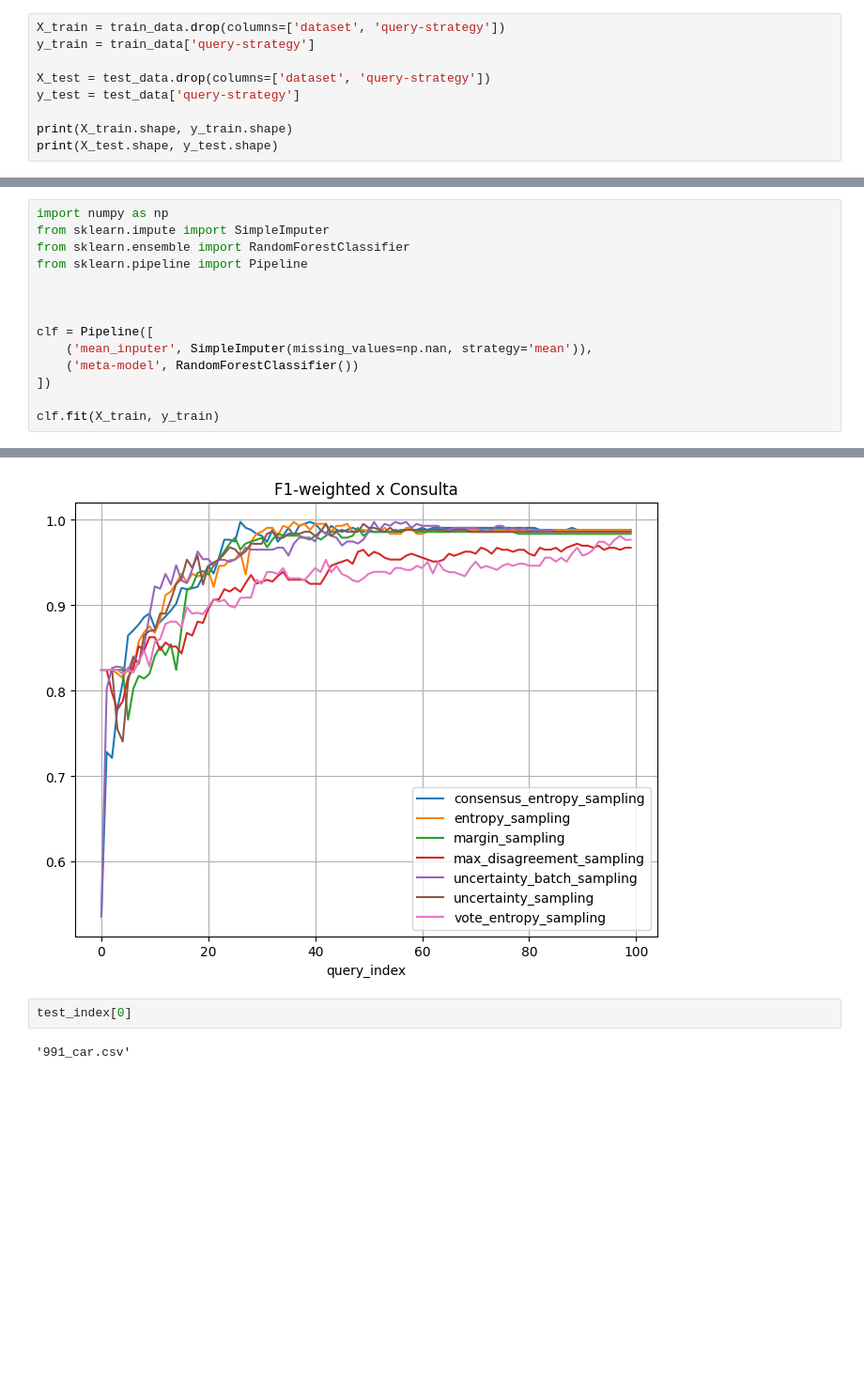
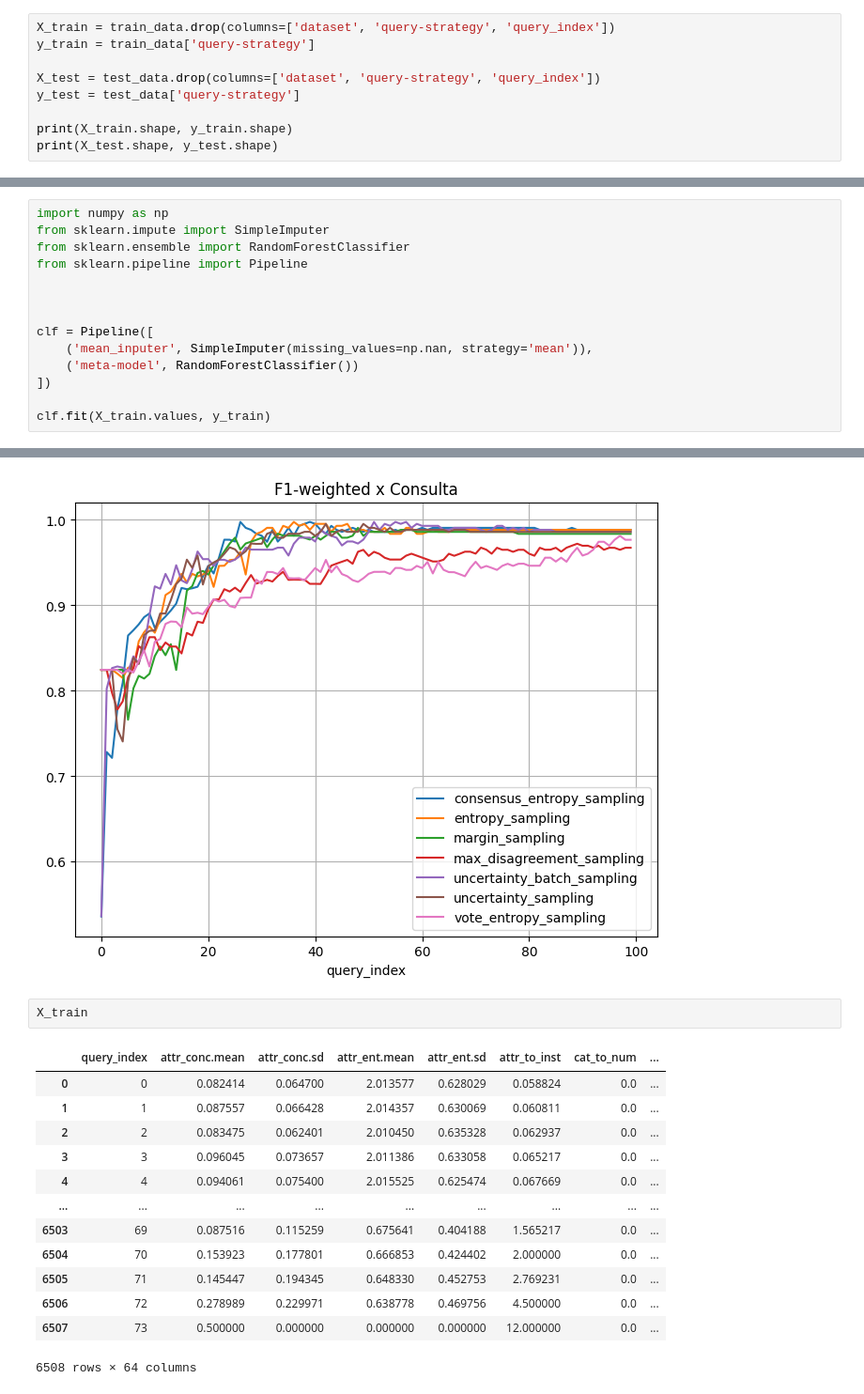
Before and after one commit to gscnogueira/meta-active-learning, a Jupyter notebook: notebooks/experiments/meta_strategy.ipynb, the cells around one changed output, grey strips where cells are left out. Shown at 94% size. Saved outputs shown, nothing was run; the diff lists cells and outputs as text; blank space fills up the shorter version.

Commit message:
🚧 Adiciona teste de meta-strategy

```diff
--- a/notebooks/experiments/meta_strategy.ipynb
+++ b/notebooks/experiments/meta_strategy.ipynb
@@ -79,10 +112,10 @@ test_data = meta_base.loc[test_index].xs("SVC", level='estimator').reset_index()
 # %% [markdown]
 Separando conjuntos em treino e teste
 # %%
-X_train = train_data.drop(columns=['dataset', 'query-strategy'])
+X_train = train_data.drop(columns=['dataset', 'query-strategy', 'query_index'])
 y_train = train_data['query-strategy']
 
-X_test = test_data.drop(columns=['dataset', 'query-strategy'])
+X_test = test_data.drop(columns=['dataset', 'query-strategy', 'query_index'])
 y_test = test_data['query-strategy']
 
 print(X_train.shape, y_train.shape)
@@ -105,7 +138,7 @@ clf = Pipeline([
     ('meta-model', RandomForestClassifier())
 ])
 
-clf.fit(X_train, y_train)
+clf.fit(X_train.values, y_train)
 # %% [output]
 Pipeline(steps=[('mean_inputer', SimpleImputer()),
                 ('meta-model', RandomForestClassifier())])
@@ -144,6 +164,18 @@ for query_strategy, metrics in test_metrics.groupby('query-strategy'):
 # %% [output]
 [figure]
 # %%
-test_index[0]
+X_train
 # %% [output]
+|  | query_index | attr_conc.mean | attr_conc.sd | attr_ent.mean | attr_ent.sd | attr_to_inst | cat_to_num | ... |
+| 0 | 0 | 0.082414 | 0.064700 | 2.013577 | 0.628029 | 0.058824 | 0.0 | ... |
+| 1 | 1 | 0.087557 | 0.066428 | 2.014357 | 0.630069 | 0.060811 | 0.0 | ... |
+| 2 | 2 | 0.083475 | 0.062401 | 2.010450 | 0.635328 | 0.062937 | 0.0 | ... |
+| 3 | 3 | 0.096045 | 0.073657 | 2.011386 | 0.633058 | 0.065217 | 0.0 | ... |
+| 4 | 4 | 0.094061 | 0.075400 | 2.015525 | 0.625474 | 0.067669 | 0.0 | ... |
+| ... | ... | ... | ... | ... | ... | ... | ... | ... |
+| 6503 | 69 | 0.087516 | 0.115259 | 0.675641 | 0.404188 | 1.565217 | 0.0 | ... |
+| 6504 | 70 | 0.153923 | 0.177801 | 0.666853 | 0.424402 | 2.000000 | 0.0 | ... |
+| 6505 | 71 | 0.145447 | 0.194345 | 0.648330 | 0.452753 | 2.769231 | 0.0 | ... |
+| 6506 | 72 | 0.278989 | 0.229971 | 0.638778 | 0.469756 | 4.500000 | 0.0 | ... |
+| 6507 | 73 | 0.500000 | 0.000000 | 0.000000 | 0.000000 | 12.000000 | 0.0 | ... |
-'991_car.csv'
+6508 rows × 64 columns
```
Also changed, not shown: parts of 12 cells of this notebook, 1 other file.
